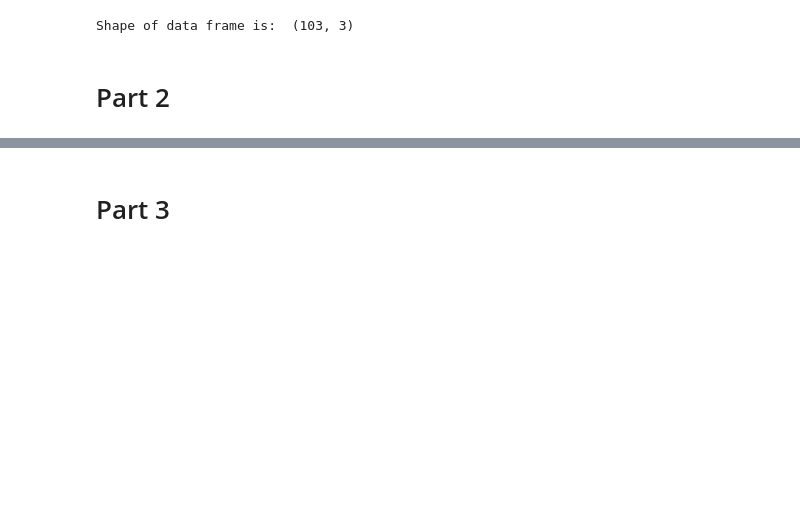
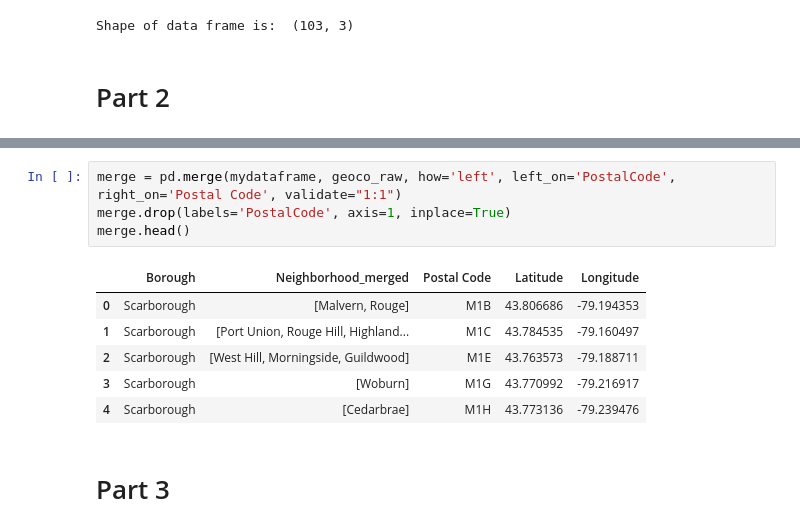
Before and after one commit to agnieszkania/Coursera_Capstone, a Jupyter notebook: Capstone-week3-assignment.ipynb, the cells around one changed output, grey strips where cells are left out. Saved outputs shown, nothing was run; the diff lists cells and outputs as text; blank space fills up the shorter version.

```diff
--- a/Capstone-week3-assignment.ipynb
+++ b/Capstone-week3-assignment.ipynb
@@ -176,5 +175,16 @@ geoco_raw
 | 101 | M9V | 43.739416 | -79.588437 |
 | 102 | M9W | 43.706748 | -79.594054 |
 103 rows × 3 columns
+# %%
+merge = pd.merge(mydataframe, geoco_raw, how='left', left_on='PostalCode', right_on='Postal Code', validate="1:1")
+merge.drop(labels='PostalCode', axis=1, inplace=True)
+merge.head()
+# %% [output]
+|  | Borough | Neighborhood_merged | Postal Code | Latitude | Longitude |
+| 0 | Scarborough | [Malvern, Rouge] | M1B | 43.806686 | -79.194353 |
+| 1 | Scarborough | [Port Union, Rouge Hill, Highland... | M1C | 43.784535 | -79.160497 |
+| 2 | Scarborough | [West Hill, Morningside, Guildwood] | M1E | 43.763573 | -79.188711 |
+| 3 | Scarborough | [Woburn] | M1G | 43.770992 | -79.216917 |
+| 4 | Scarborough | [Cedarbrae] | M1H | 43.773136 | -79.239476 |
 # %% [markdown]
 # Part 3
```
Also changed, not shown: parts of 12 cells of this notebook.
